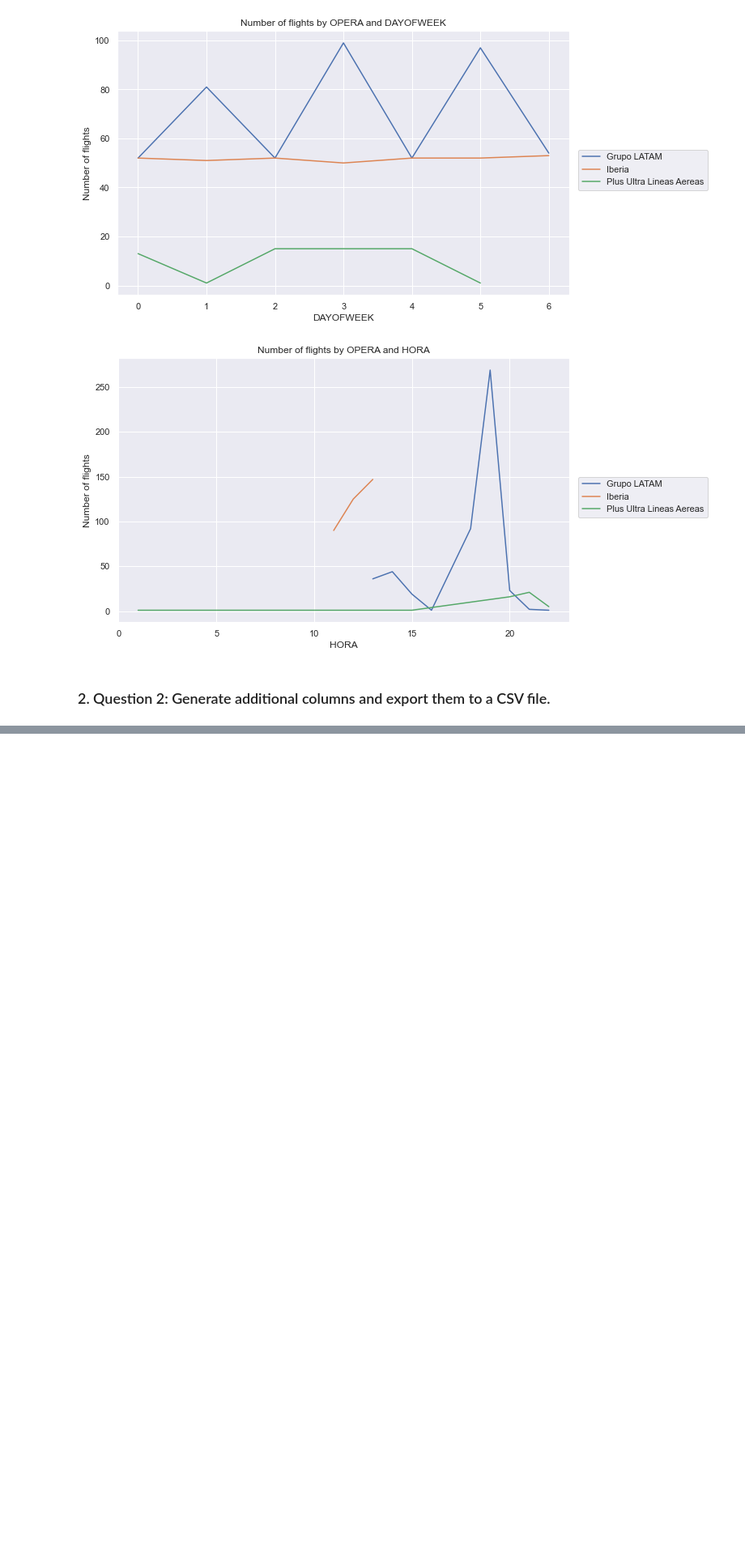
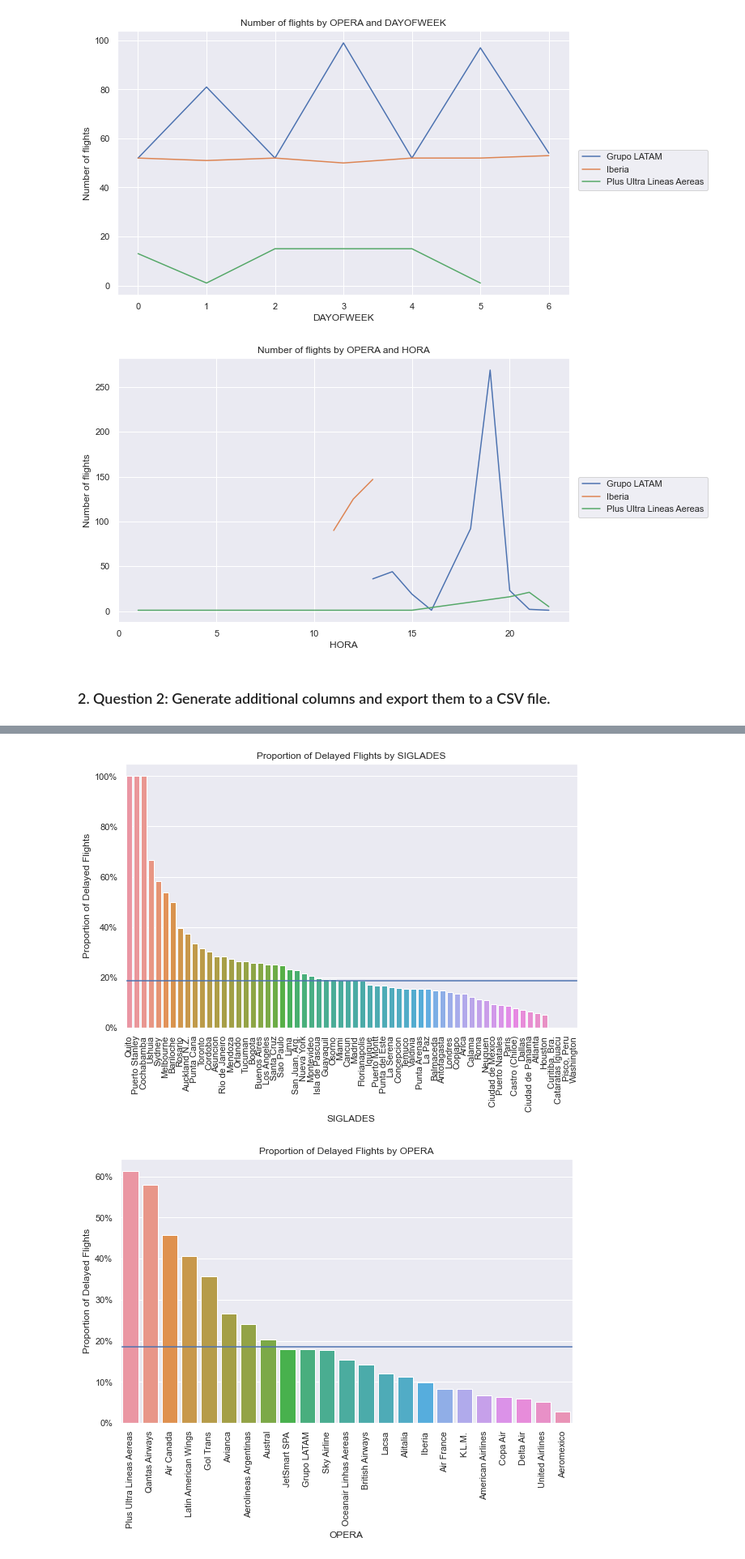
Before and after one commit to javierwelch/challenge_latam, a Jupyter notebook: notebooks/solution.ipynb, the cells around one changed output, grey strips where cells are left out. Shown: that part at 81% size. Saved outputs shown, nothing was run; the diff lists cells and outputs as text; code cells hidden in the pictures; blank space fills up the shorter version.

```diff
--- a/notebooks/solution.ipynb
+++ b/notebooks/solution.ipynb
@@ -291,0 +320,9 @@ data.to_csv('../data/synthetic_features.csv')
+# %%
+#Create delay rate plots by group
+
+columns_to_plot = ['SIGLADES', 'OPERA', 'MES', 'DAYOFWEEK', 'high_season', 'TIPOVUELO']
+for col in columns_to_plot:
+    get_delay_rate_graph(data, col)
+# %% [output]
+[figure, added]
+[figure, added]
```
Also changed, not shown: parts of 5 cells of this notebook, 1 other file.
